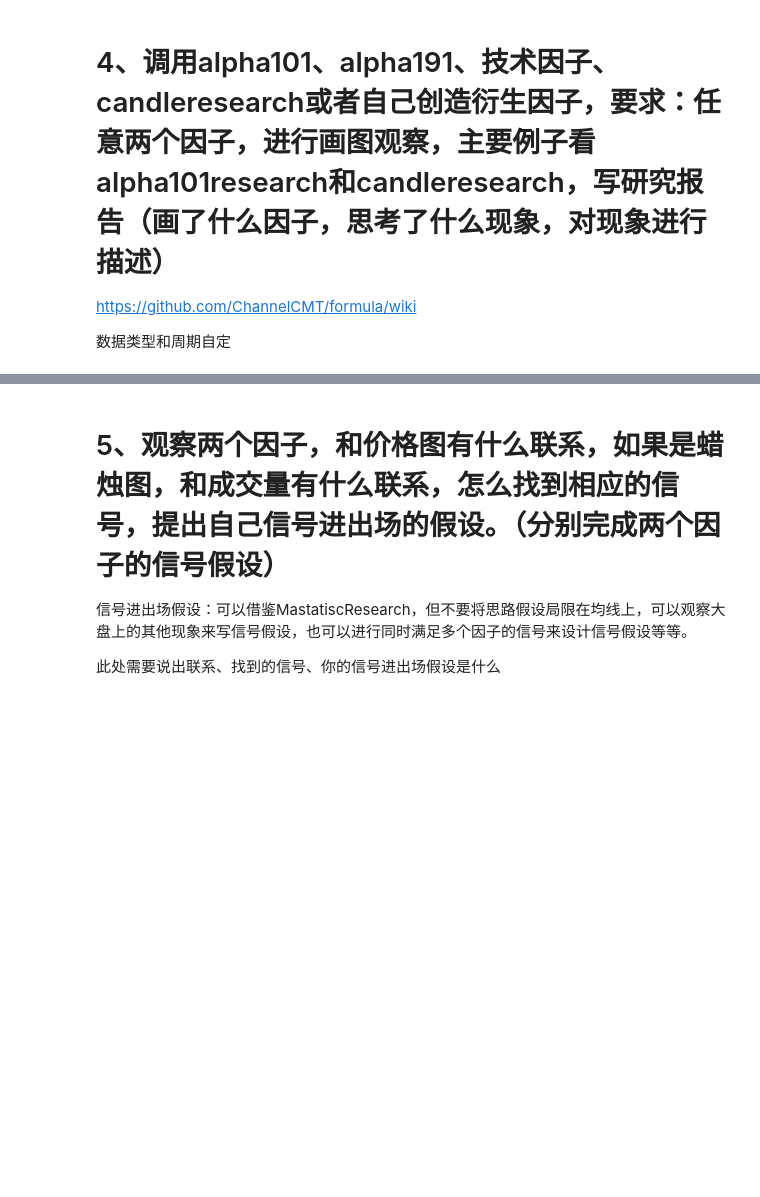
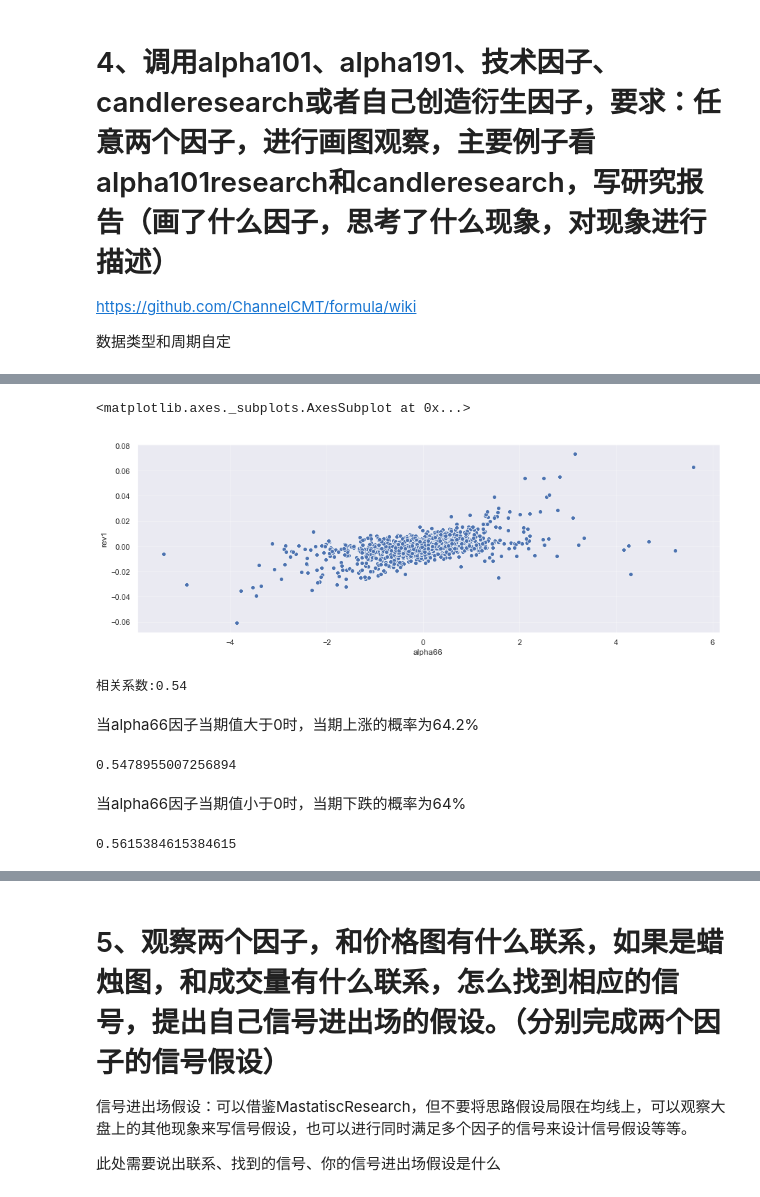
Before and after one commit to CultivateHao/OFO2, a Jupyter notebook: HW.ipynb, the cells around one changed output, grey strips where cells are left out. Saved outputs shown, nothing was run; the diff lists cells and outputs as text; code cells hidden in the pictures; blank space fills up the shorter version.

```diff
--- a/HW.ipynb
+++ b/HW.ipynb
@@ -248,0 +337,28 @@ https://github.com/ChannelCMT/formula/wiki
+# %%
+new = pd.concat([dv1H.get_ts('close',date_type='datetime'),dv1H.get_ts('alpha66',date_type='datetime')]\
+                ,axis=1,keys=['close','alpha66'])
+NEW = new.swaplevel(axis=1)['BTCUSDT:binance']
+
+NEW['rev1'] = NEW['close'].pct_change(1).shift(1)
+plt.figure(figsize=(15,5))
+sns.scatterplot(x="alpha66", y="rev1",
+                data=NEW)
+# %% [output]
+<matplotlib.axes._subplots.AxesSubplot at 0x...>
+[figure, added]
+# %%
+print('相关系数:%.2f'%NEW['rev1'].corr(NEW['alpha66']))
+# %% [output]
+相关系数:0.54
+# %% [markdown]
+当alpha66因子当期值大于0时，当期上涨的概率为64.2%
+# %%
+((NEW['alpha66']>0) & (NEW['rev1']<0)).sum() / (NEW['alpha66']>0).sum()
+# %% [output]
+0.5478955007256894
+# %% [markdown]
+当alpha66因子当期值小于0时，当期下跌的概率为64%
+# %%
+((NEW['alpha66']<0) & (NEW['rev1']>0)).sum() / (NEW['alpha66']<0).sum()
+# %% [output]
+0.5615384615384615
```
Also changed, not shown: parts of 42 cells of this notebook.
